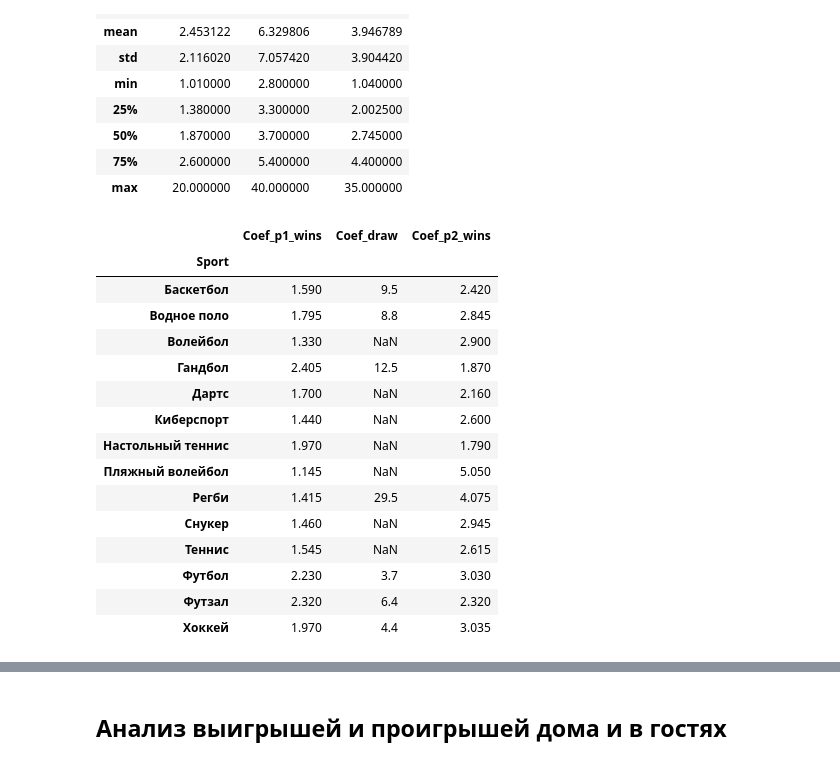
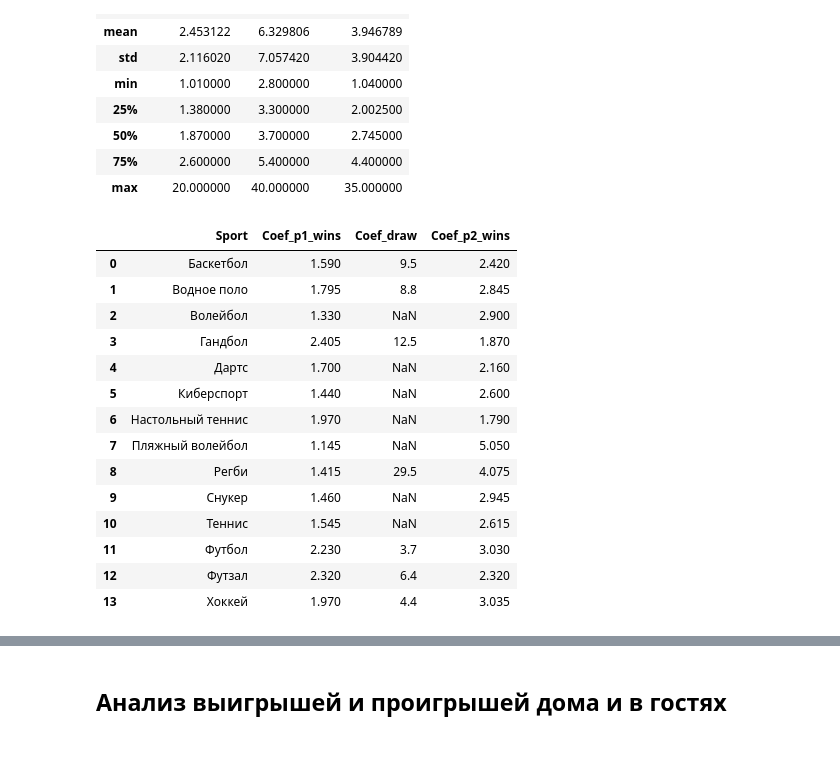
Before and after one commit to topeli/GP-2, a Jupyter notebook: ГП_2.ipynb, the cells around one changed output, grey strips where cells are left out. Cells and saved outputs as stored; diff of their text form; code cells hidden in the pictures.

```diff
--- a/ГП_2.ipynb
+++ b/ГП_2.ipynb
@@ -1357,21 +1457,20 @@ win.describe()
 | 75% | 2.600000 | 5.400000 | 4.400000 |
 | max | 20.000000 | 40.000000 | 35.000000 |
 # %%
-data_future.groupby('Sport')[['Coef_p1_wins', 'Coef_draw', 'Coef_p2_wins']].median()
+data_future.groupby('Sport')[['Coef_p1_wins', 'Coef_draw', 'Coef_p2_wins']].median().reset_index()
 # %% [output]
-|  | Coef_p1_wins | Coef_draw | Coef_p2_wins |
-| Sport |  |  |  |
-| Баскетбол | 1.590 | 9.5 | 2.420 |
-| Водное поло | 1.795 | 8.8 | 2.845 |
-| Волейбол | 1.330 | NaN | 2.900 |
-| Гандбол | 2.405 | 12.5 | 1.870 |
-| Дартс | 1.700 | NaN | 2.160 |
-| Киберспорт | 1.440 | NaN | 2.600 |
-| Настольный теннис | 1.970 | NaN | 1.790 |
-| Пляжный волейбол | 1.145 | NaN | 5.050 |
-| Регби | 1.415 | 29.5 | 4.075 |
-| Снукер | 1.460 | NaN | 2.945 |
-| Теннис | 1.545 | NaN | 2.615 |
-| Футбол | 2.230 | 3.7 | 3.030 |
-| Футзал | 2.320 | 6.4 | 2.320 |
-| Хоккей | 1.970 | 4.4 | 3.035 |
+|  | Sport | Coef_p1_wins | Coef_draw | Coef_p2_wins |
+| 0 | Баскетбол | 1.590 | 9.5 | 2.420 |
+| 1 | Водное поло | 1.795 | 8.8 | 2.845 |
+| 2 | Волейбол | 1.330 | NaN | 2.900 |
+| 3 | Гандбол | 2.405 | 12.5 | 1.870 |
+| 4 | Дартс | 1.700 | NaN | 2.160 |
+| 5 | Киберспорт | 1.440 | NaN | 2.600 |
+| 6 | Настольный теннис | 1.970 | NaN | 1.790 |
+| 7 | Пляжный волейбол | 1.145 | NaN | 5.050 |
+| 8 | Регби | 1.415 | 29.5 | 4.075 |
+| 9 | Снукер | 1.460 | NaN | 2.945 |
+| 10 | Теннис | 1.545 | NaN | 2.615 |
+| 11 | Футбол | 2.230 | 3.7 | 3.030 |
+| 12 | Футзал | 2.320 | 6.4 | 2.320 |
+| 13 | Хоккей | 1.970 | 4.4 | 3.035 |
```
Also changed, not shown: parts of 16 cells of this notebook.
